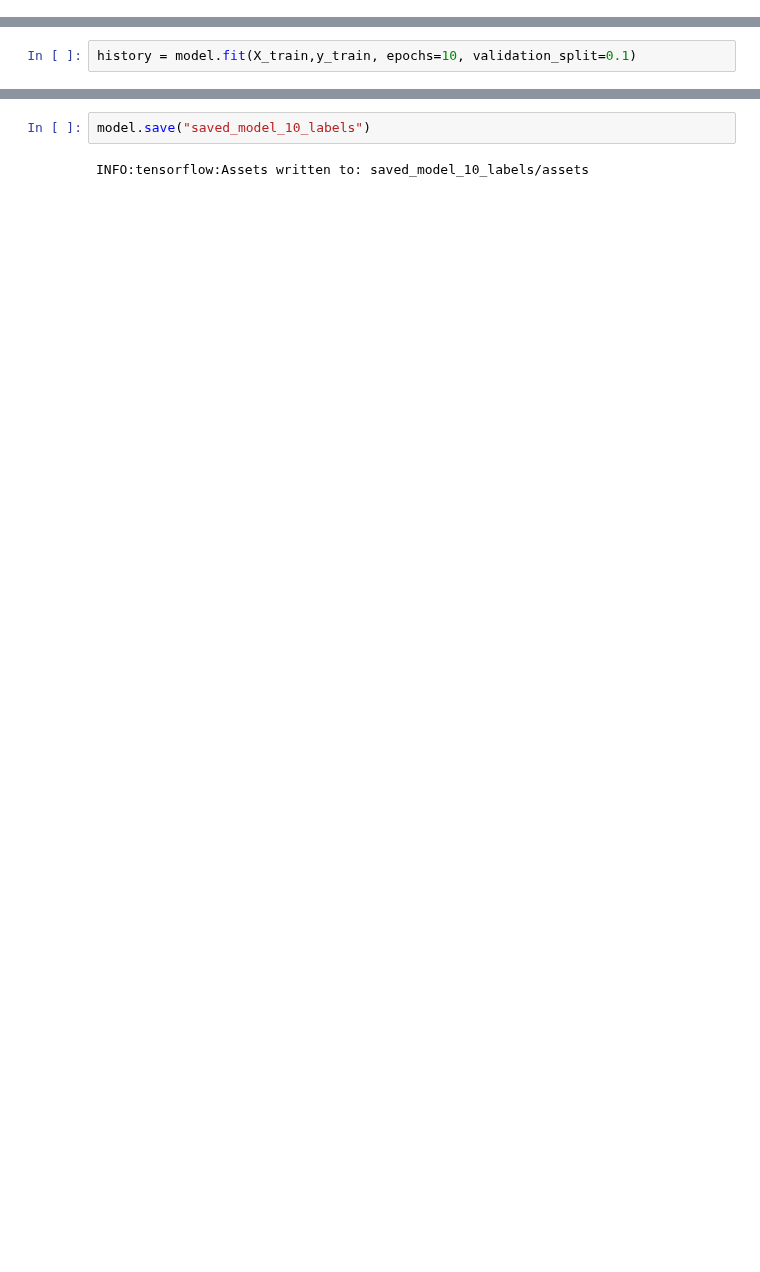
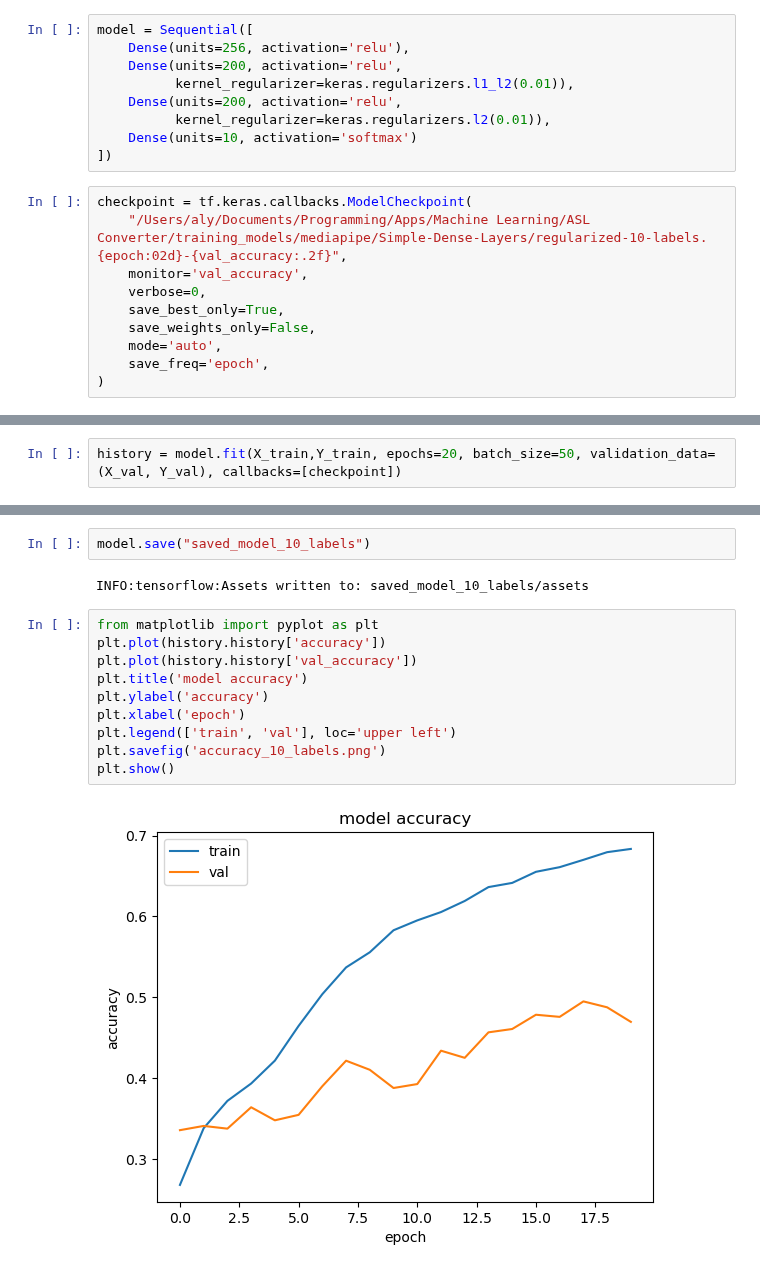
Before and after one commit to alys28/ASL-words-translator, a Jupyter notebook: training_models/mediapipe/Simple-Dense-Layers/neural-network-10-labels.ipynb, the cells around one changed output, grey strips where cells are left out. Drawn from its saved outputs; the diff is of its cells as text; blank space fills up the shorter version.

```diff
--- a/training_models/mediapipe/Simple-Dense-Layers/neural-network-10-labels.ipynb
+++ b/training_models/mediapipe/Simple-Dense-Layers/neural-network-10-labels.ipynb
@@ -141,8 +150,25 @@ maxCacheSize: 5.33 GB
+# %%
+model = Sequential([
+    Dense(units=256, activation='relu'),
+    Dense(units=200, activation='relu',
+          kernel_regularizer=keras.regularizers.l1_l2(0.01)),
+    Dense(units=200, activation='relu',
+          kernel_regularizer=keras.regularizers.l2(0.01)),
+    Dense(units=10, activation='softmax')
+])
+# %%
+checkpoint = tf.keras.callbacks.ModelCheckpoint(
+    "/Users/aly/Documents/Programming/Apps/Machine Learning/ASL Converter/training_models/mediapipe/Simple-Dense-Layers/regularized-10-labels.{epoch:02d}-{val_accuracy:.2f}",
+    monitor='val_accuracy',
+    verbose=0,
+    save_best_only=True,
+    save_weights_only=False,
+    mode='auto',
+    save_freq='epoch',
+)
 # %%
 #cost function
 from tensorflow.keras.losses import SparseCategoricalCrossentropy
 from tensorflow.keras.optimizers import Adam
 
 model.compile(loss=SparseCategoricalCrossentropy(), optimizer=Adam(), metrics=["accuracy"])
-# %%
-history = model.fit(X_train,y_train, epochs=10, validation_split=0.1)
@@ -172,0 +175,2 @@ Epoch 10/10
+# %%
+history = model.fit(X_train,Y_train, epochs=20, batch_size=50, validation_data=(X_val, Y_val), callbacks=[checkpoint])
@@ -174,3 +199,15 @@ Epoch 10/10
 model.save("saved_model_10_labels")
 # %% [output]
 INFO:tensorflow:Assets written to: saved_model_10_labels/assets
+# %%
+from matplotlib import pyplot as plt
+plt.plot(history.history['accuracy'])
+plt.plot(history.history['val_accuracy'])
+plt.title('model accuracy')
+plt.ylabel('accuracy')
+plt.xlabel('epoch')
+plt.legend(['train', 'val'], loc='upper left')
+plt.savefig('accuracy_10_labels.png')
+plt.show()
+# %% [output]
+[figure, added]
```
Also changed, not shown: parts of 15 cells of this notebook, 33 other files.
